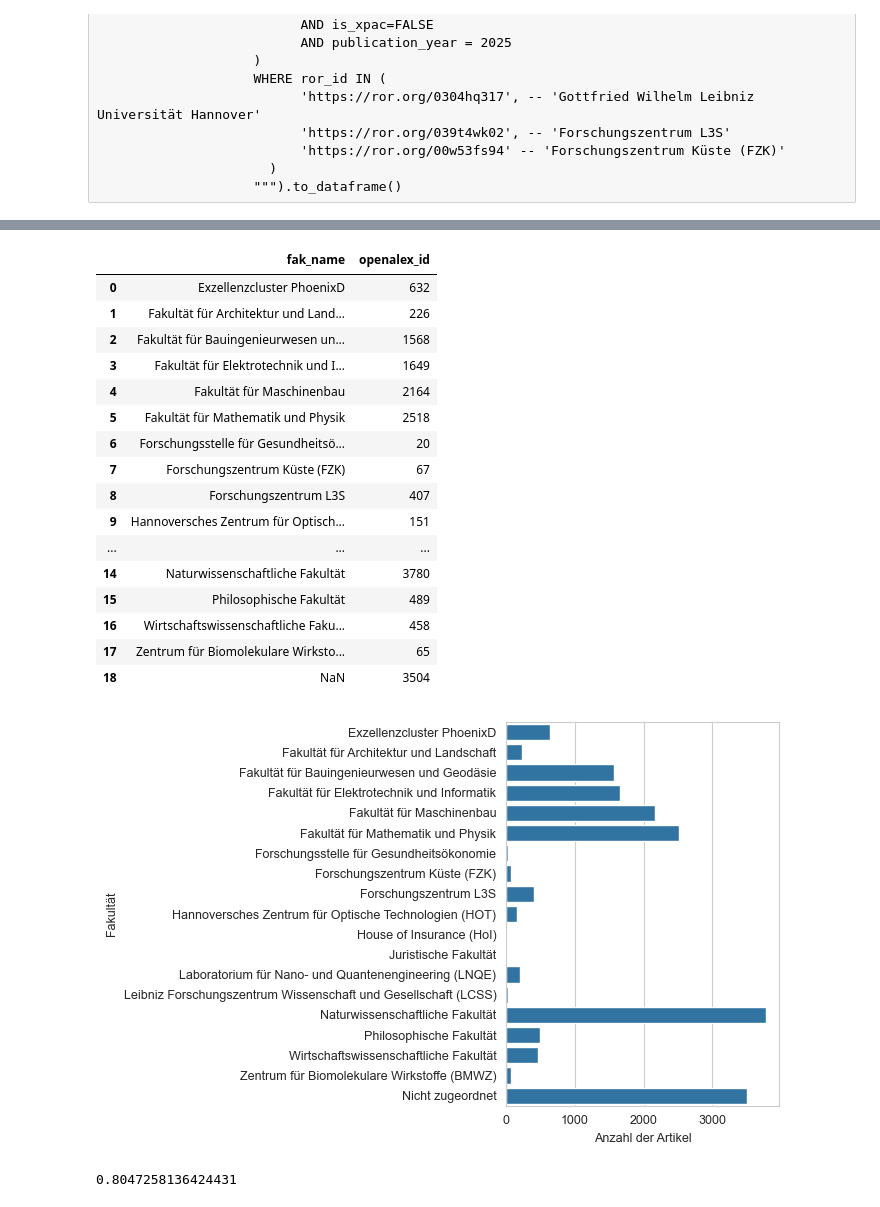
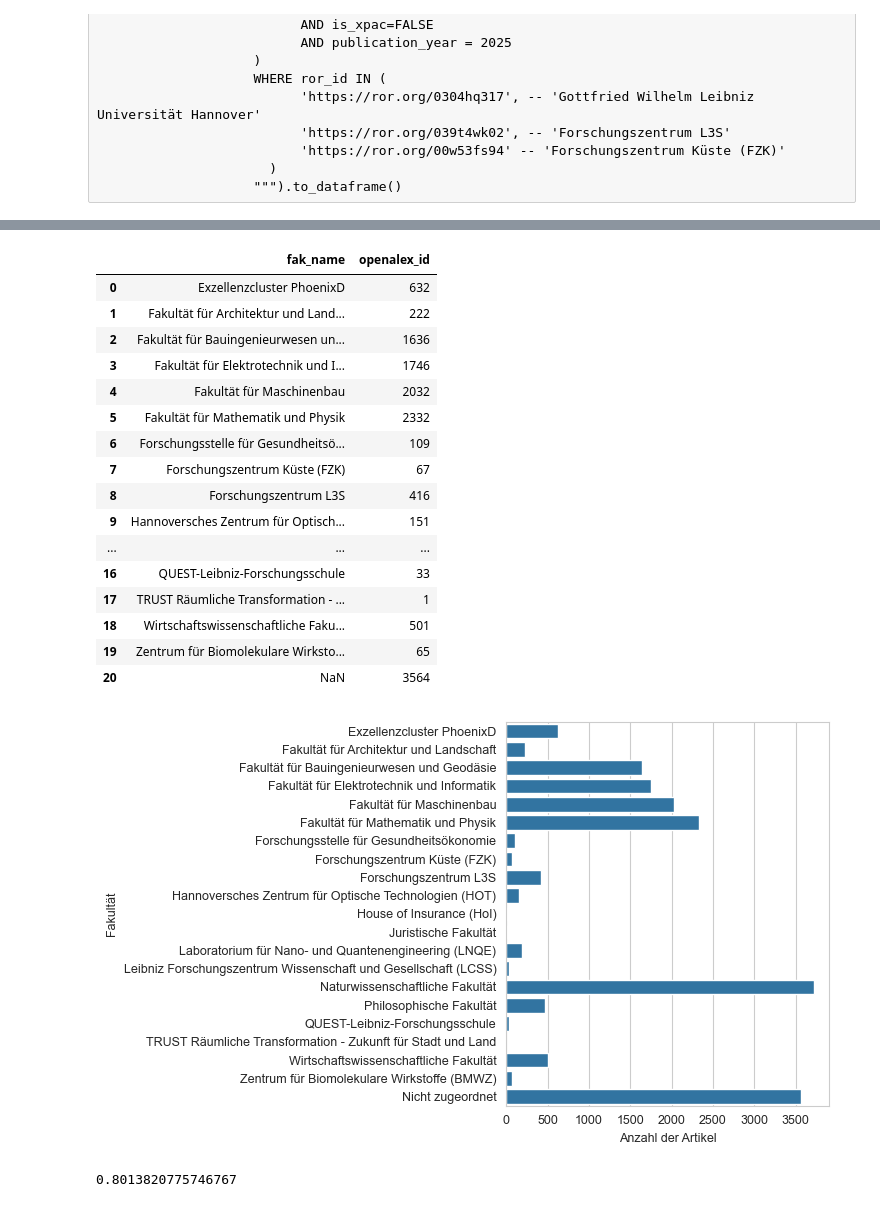
Before and after one commit to naustica/lower_saxony_institutions, a Jupyter notebook: notebooks/institution_mapping/LEIBNIZ.ipynb, the cells around one changed output, grey strips where cells are left out. Cells and saved outputs as stored; diff of their text form; code cells hidden in the pictures.

```diff
--- a/notebooks/institution_mapping/LEIBNIZ.ipynb
+++ b/notebooks/institution_mapping/LEIBNIZ.ipynb
@@ -83,44 +83,45 @@ oal.head()
 # %%
 MAPPING_DICT = {
     'Exzellenzcluster PhoenixD': ['phoenixd'],
-    'Fakultät für Architektur und Landschaft': ['environmental planning', 'archite(c|k)tur', 'raumentwicklung', 'umweltplanung',
-                                                'sustainable building systems', 'urban design'
+    'Fakultät für Architektur und Landschaft': ['environmental planning', 'archite(c|k)tur(?!es\sand\ssystem)(?!e\sand\ssystem)(?!e\sgroup)',
+                                                'raumentwicklung', 'umweltplanung', 'sustainable building systems', 'urban design',
+                                                'open space planning'
                                                ],
     'Fakultät für Bauingenieurwesen und Geodäsie': ['baustoff', '(civil|coastal|digital) engineering', 'erdmessung',
                                                     'wind energy', 'risk( and| &|,) reliability', 'geodesy',
                                                     'cartography', 'geo(information|technical)', 'numerische mechanik',
-                                                    'steel', 'geodetic', 'concrete', 'communications',
+                                                    'steel', 'geodetic', 'concrete', 'geoinformatik', 'structural analysis',
                                                     '(computational|numerical) mechanics', 'waste', 'massivbau',
                                                     'bauphysik', 'building (physics|materials)', 'hydrology', 'bauwesen',
-                                                    'statik und dynamik', 'risiko und zuverlässigkeit,', 'geoinformatik'
+                                                    'statik und dynamik', 'risiko und zuverlässigkeit,'
                                                    ],
     'Fakultät für Elektrotechnik und Informatik': ['drive systems', 'mic(ro|or)wave', '(electrical|software|systems) engineering',
                                                    'microelectronic', 'electric power', 'knowledge(-|\s)based',
-                                                   'information (processing|systems)', 'devices', 'electrotechnology',
+                                                   'information processing', 'devices', 'electrotechnology',
                                                    'computer science', 'artificial', 'informationsverarbeitung',
                                                    'regelungstechnik', 'of eecs', 'human(-|\s)computer(-|\s)interaction',
                                                    'microeletronic', 'data science', '(theoretische|praktische) informatik',
-                                                   'power electronics', 'software systems', 'power systems',
+                                                   'power electronics', 'software systems', 'power systems', 'communications',
                                                    'sensors and measurement', 'elektrotechnik', 'communication technology',
                                                    'kommunikationstechnik', 'health informatics', 'electrical energy',
-                                                   'schering', 'appels(t)?r. 9a', 'antriebssysteme', 'natural language processing'
+                                                   'schering', 'antriebssysteme', 'natural language processing', 'automatic control'
                                                   ],
     'Fakultät für Maschinenbau': ['i(fw|wf)', 'thermo', 'continuum', 'assembly', 'plastic', 'turbomachinery', 'tribology',
                                   'forming', 'product(ion)? (technology|engineering|development)', 'mechatronic systems', 'werkstoffkunde',
-                                  'transport', 'automatic control', 'multiphase processes', 'fabrikanlagen', 'institute of materials',
+                                  'transport', 'multiphase processes', 'fabrikanlagen', 'institute of materials',
                                   'umformtechnik', 'reactive flows', 'vibration', 'technische verbrennung', 'kontinuumsmechanik',
                                   'mikroproduktionstechnik', '(mechanical|plant) engineering', 'werkzeugmaschinen', 'for material(s)? science',
                                   'berufswissenschaften der metalltechnik', 'combustion', 'mechantronic systems', 'produktentwicklung'
                                  ],
-    'Fakultät für Mathematik und Physik': ['(applied|angewandte) math', 'institut(e)? (of|für) photoni(cs|k)', '(cherh)',
+    'Fakultät für Mathematik und Physik': ['(applied|angewandte) math', 'institut(e)? (of|für) photoni(cs|k)',
                                            '(theoretische|theoretical) physi(k|c)', 'quantum\s?optics',
                                            'solid(‐|\s|-)state physi(s)?cs', 'gravitation(s|al)\s?physi(k|cs)',
-                                           'geometry', 'department of mathematics', 'structural analysis',
+                                           'geometry', 'department of mathematics', 'mathematik und physik', 'finanzmathematik',
                                            'differentialgeometrie', 'quantenoptik', 'algebra', 'festkörperphysik', 'solar',
                                            'meteorolog(ie|y)', 'institut(e)? (für|of) analysis', '(fakultät|faculty) (für|of) mathemati(k|cs)',
-                                           'radiation', 'radioökologie', 'financial mathematics', 'computational science', 'mathematik und physik'
+                                           'radiation', 'radioökologie', 'financial mathematics', 'computational science',
                                           ],
-    'Forschungsstelle für Gesundheitsökonomie': ['center for health'],
+    'Forschungsstelle für Gesundheitsökonomie': ['center for health', '(cherh)'],
     'Forschungszentrum Küste (FZK)': ['coastal research cent(er|re)', 'forschungszentrum küste'],
     'Forschungszentrum L3S': ['l3s'],
     'Hannoversches Zentrum für Optische Technologien (HOT)': ['hannover centre for optical technologies', 'optical'],
@@ -134,7 +135,8 @@ MAPPING_DICT = {
     #'Leibniz School of Optics & Photonics': [],
     #'LiFE 2050 - Leibniz Forschungszentrum Energie 2050': [],
     #'Mechatronik-Zentrum Hannover (MZH)': [],
-    'Naturwissenschaftliche Fakultät': ['cell', 'earth', 'production systems', '(food|organic|technical|coordination|theoretical) chemistry', 'inorganic', 'electrochemistry',
+    'Naturwissenschaftliche Fakultät': ['cell(?!s)', 'earth', 'production systems(?!\sand logistic)', '(food|organic|technical|coordination|theoretical) chemistry',
+                                        'inorganic', 'electrochemistry', 'horticultural',
                                         'plant genetics', 'nutrition', 'erdsystemwissenschaften', 'botany', '((un)?organische|technische|theoretische) chemie',
                                         'naturwissenschaften', 'soil', 'landscape ecology', 'elektrochemie', 'microbiology', 'food and one health',
                                         'geography', 'department of chemistry', 'lebensmittel(wissenschaft|chemie)', 'gartenbau', 'geolog(ie|y)', 'mineralog(ie|y)',
@@ -145,18 +147,19 @@ MAPPING_DICT = {
     'Philosophische Fakultät': ['institute of philosophy', 'so(c|z)iolog(ie|y)', '(historisches|deutsches) seminar', 'humanities',
                                 'language therapy', 'of political science' , 'life sciences', 'psychology', 'sonderpädagogik',
                                 'institute of education', 'sportwissenschaft', 'sport(s)? science', 'special education',
-                                'quest', 'historical institute', 'theologie', 'linguistics', 'philosoph(ie|y)', 'ethics and law',
+                                'historical institute', 'theologie', 'linguistics', 'philosoph(ie|y)', 'ethics and law',
                                 'didaktik der demokratie', 'english', 'adult education', 'department of history', 'religion'
                                ],
-    #'QUEST-Leibniz-Forschungsschule': [],
-    #'TRUST Räumliche Transformation - Zukunft für Stadt und Land': [],
+    'QUEST-Leibniz-Forschungsschule': ['quest'],
+    'TRUST Räumliche Transformation - Zukunft für Stadt und Land': ['trust—transdisciplinary'],
     'Wirtschaftswissenschaftliche Fakultät': ['wirtschaftsinformatik', 'taxation', 'world trade', 'institute of health',
                                               'marketing', 'banking', 'institute of statistics', 'economics (and management|department)',
-                                              'labour economics', 'human resource management', 'finanzmathematik', 'agricultural',
+                                              'labour economics', 'human resource management', 'agricultural',
                                               'welthandel', 'risk and insurance', 'macroeconomic', 'economic policy', 'for health economics',
                                               'employment studies', 'managerial accounting', 'institute of economics', 'innovation research',
                                               'wirtschaftswissenschaftliche', 'production management', 'produktionswirtschaft',
-                                              'versicherungsbetriebslehre', 'arbeitswissenschaft', 'institut für statistik'
+                                              'versicherungsbetriebslehre', 'arbeitswissenschaft', 'institut für statistik',
+                                              'information system'
                                              ],
     'Zentrum für Biomolekulare Wirkstoffe (BMWZ)': ['biomolecular'],
     #'Zentrum für Festkörperchemie und Neue Materialien (ZFM)': [],
@@ -220,43 +223,43 @@ df_with_inst.groupby(['fak_name'], dropna=False)['openalex_id'].count().reset_in
 # %% [output]
 |  | fak_name | openalex_id |
 | 0 | Exzellenzcluster PhoenixD | 632 |
-| 1 | Fakultät für Architektur und Land... | 226 |
-| 2 | Fakultät für Bauingenieurwesen un... | 1568 |
-| 3 | Fakultät für Elektrotechnik und I... | 1649 |
-| 4 | Fakultät für Maschinenbau | 2164 |
-| 5 | Fakultät für Mathematik und Physik | 2518 |
-| 6 | Forschungsstelle für Gesundheitsö... | 20 |
+| 1 | Fakultät für Architektur und Land... | 222 |
+| 2 | Fakultät für Bauingenieurwesen un... | 1636 |
+| 3 | Fakultät für Elektrotechnik und I... | 1746 |
+| 4 | Fakultät für Maschinenbau | 2032 |
+| 5 | Fakultät für Mathematik und Physik | 2332 |
+| 6 | Forschungsstelle für Gesundheitsö... | 109 |
 | 7 | Forschungszentrum Küste (FZK) | 67 |
-| 8 | Forschungszentrum L3S | 407 |
+| 8 | Forschungszentrum L3S | 416 |
 | 9 | Hannoversches Zentrum für Optisch... | 151 |
 | ... | ... | ... |
-| 14 | Naturwissenschaftliche Fakultät | 3780 |
-| 15 | Philosophische Fakultät | 489 |
-| 16 | Wirtschaftswissenschaftliche Faku... | 458 |
-| 17 | Zentrum für Biomolekulare Wirksto... | 65 |
-| 18 | NaN | 3504 |
+| 16 | QUEST-Leibniz-Forschungsschule | 33 |
+| 17 | TRUST Räumliche Transformation - ... | 1 |
+| 18 | Wirtschaftswissenschaftliche Faku... | 501 |
+| 19 | Zentrum für Biomolekulare Wirksto... | 65 |
+| 20 | NaN | 3564 |
 # %%
 df_plot = df_with_inst.groupby(['fak_name'], dropna=False)['openalex_id'].count().reset_index()
 df_plot.fillna('Nicht zugeordnet', inplace=True)
 
-fig, ax = plt.subplots(figsize=(7, 4.5))
+fig, ax = plt.subplots(figsize=(7.5, 4.5))
 
 sns.barplot(data=df_plot,
             x='openalex_id',
             y='fak_name',
             ax=ax)
 
 ax.set(xlabel='Anzahl der Artikel', ylabel='Fakultät')
 
 plt.tight_layout()
 
 plt.show()
 # %% [output]
-[figure, old version]
+[figure, new version]
 # %%
 df_plot[df_plot.fak_name != 'Nicht zugeordnet'].openalex_id.sum() / df_plot.openalex_id.sum()
 # %% [output]
-0.8047258136424431
+0.8013820775746767
 # %%
 MAPPING_DICT_DEPT = {
     'Fakultät für Architektur und Landschaft': {
```
Also changed, not shown: parts of 8 cells of this notebook, 8 other files.
